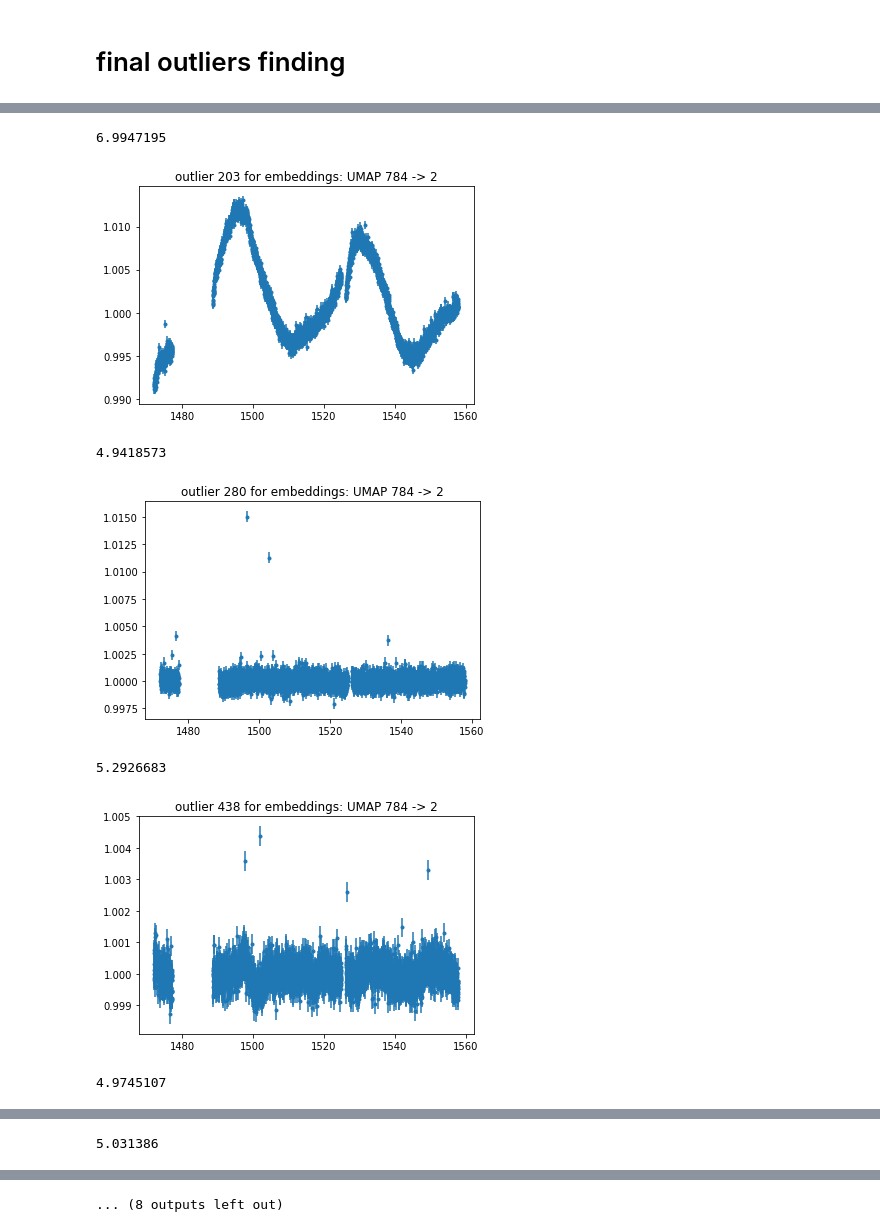
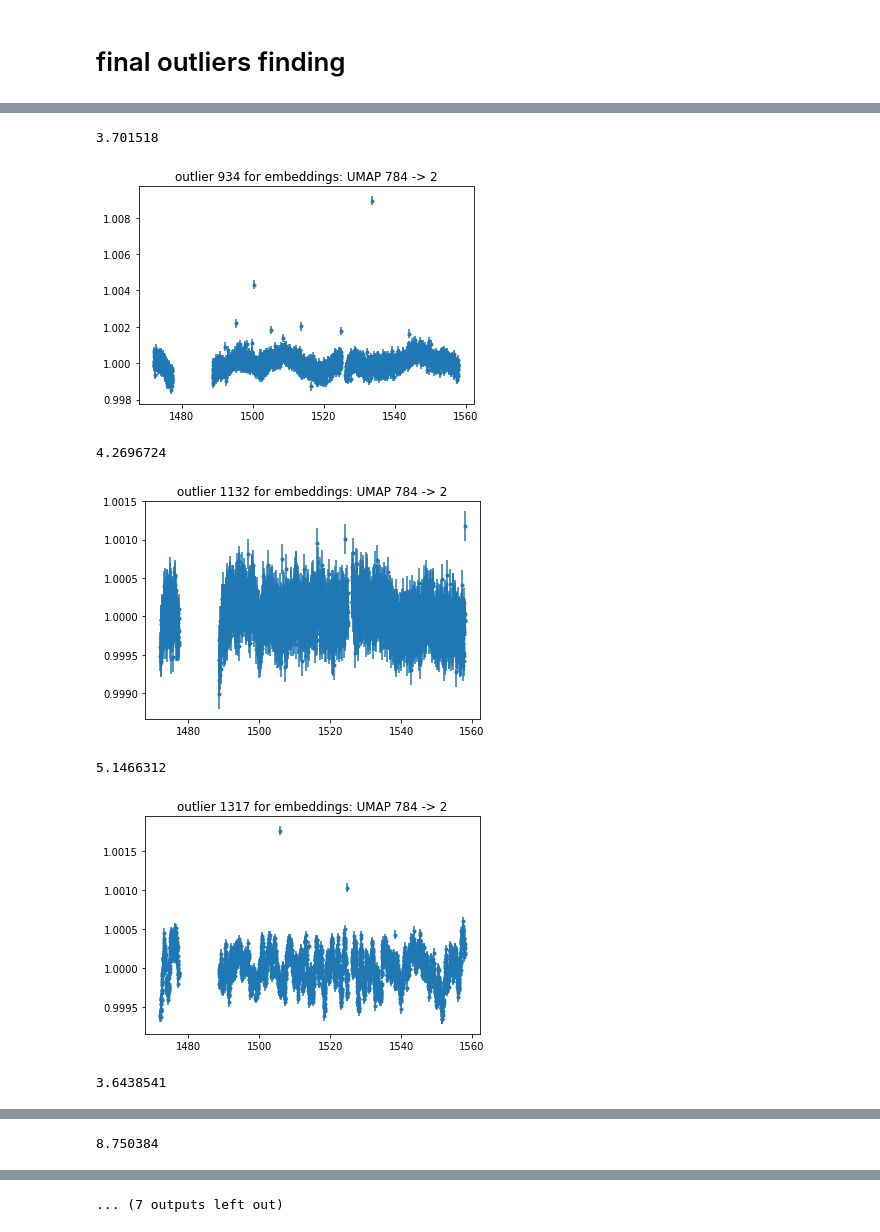
Before and after one commit to kushaltirumala/outlier_kplr, a Jupyter notebook: dense_light_curve_analysis.ipynb, the cells around one changed output, grey strips where cells are left out. Drawn from its saved outputs; the diff is of its cells as text; code cells hidden in the pictures.

```diff
--- a/dense_light_curve_analysis.ipynb
+++ b/dense_light_curve_analysis.ipynb
@@ -10,7 +10,7 @@ from sklearn.manifold import TSNE
 import umap
 import mpld3
 
-full_data = np.load("full_data.npy")
+full_data = np.load("FINAL_DATA.npy")
 
 full_data.shape
 reshaped_data = full_data.reshape(2500, 784)
@@ -59,9 +59,10 @@ def plot_lc(emedded_mat, title, outliers=None, baseline_outliers=weird_points, s
     tooltip = mpld3.plugins.PointLabelTooltip(scatter, labels=labels)
     mpld3.plugins.connect(fig, tooltip)
 # %%
-p = 200
-ee = 10
-lr = 40
+# TSNE STUFF
+p = 120
+ee = 12
+lr = 100
 
 model_tsne_2 = TSNE(n_components=2, perplexity=p, early_exaggeration=ee, learning_rate=lr)
 embeddings_tsne_784_2 = model_tsne_2.fit_transform(reshaped_data)
@@ -71,5 +72,5 @@ print model_tsne_2.kl_divergence_
 # %%
-neighbors = 200
+neighbors = 70
 min_dist = 1.0
 
 model_umap_2 = umap.UMAP(n_neighbors=neighbors, min_dist=min_dist)
@@ -100,6 +101,7 @@ def real_plot(num):
 
 def find_outliers(distances, metric='min', name="test", show_outliers=True, cutoff=3, limit=10, title=None, savefig=False, r=1):
     if metric == 'ball':
+        scores = []
         if r is None:
             r = 1
         lookup_tree = cKDTree(embeddings_tsne_784_2)
@@ -129,7 +131,9 @@ def find_outliers(distances, metric='min', name="test", show_outliers=True, cuto
                 plt.title("outlier " + str(i) + " for embeddings: " + name)
                 real_plot(i)
                 print normalized[i]
+        return outlier, scores
     elif metric == 'average':
+        scores = []
         distribution = np.mean(distances, axis=1)
         average = np.mean(distribution)
         std = np.std(distribution)
@@ -154,8 +158,9 @@ def find_outliers(distances, metric='min', name="test", show_outliers=True, cuto
                 plt.title("outlier " + str(i) + " for embeddings: " + name)
                 real_plot(i)
                 print normalized[i]
-        return outliers
+        return outliers, scores
     elif metric == 'min':
+        scores = []
         distribution = []
         for i, _ in enumerate(distances):
             min_elem = np.min(np.concatenate((distances[i,:i], distances[i, i+1:]), axis=None))
@@ -184,8 +189,9 @@ def find_outliers(distances, metric='min', name="test", show_outliers=True, cuto
                 plt.title("outlier " + str(i) + " for embeddings: " + name)
                 real_plot(i)
                 print normalized[i]
-        return outliers
+                scores.append((i, normalized[i]))
+        return outliers, scores, normalized, distribution
 # %%
 distances = pairwise_distances(embeddings_umap_784_2)
-find_outliers(distances, name="UMAP 784 -> 2", title="min distance distribution for embedding: UMAP 784 -> 2", metric='min', cutoff=4.05, savefig=True)
+umap_outliers, umap_scores, umap_norm_distribution, umap_raw_scores = find_outliers(distances, name="UMAP 784 -> 2", title="min distance distribution for embedding: UMAP 784 -> 2", metric='min', cutoff=3.53, savefig=True)
 # %% [output]
@@ -194,7 +200,7 @@ find_outliers(distances, name="UMAP 784 -> 2", title="min distance distribution
-6.9947195
+3.701518
-[figure, old version]
+[figure, new version]
-4.9418573
+4.2696724
-[figure, old version]
+[figure, new version]
-5.2926683
+5.1466312
-[figure, old version]
+[figure, new version]
-4.9745107
+3.6438541
@@ -202 +208 @@ find_outliers(distances, name="UMAP 784 -> 2", title="min distance distribution
-5.031386
+8.750384
@@ -204 +210 @@ find_outliers(distances, name="UMAP 784 -> 2", title="min distance distribution
-... (8 outputs left out)
+... (7 outputs left out)
```
Also changed, not shown: parts of 10 cells of this notebook, 4 other files.
